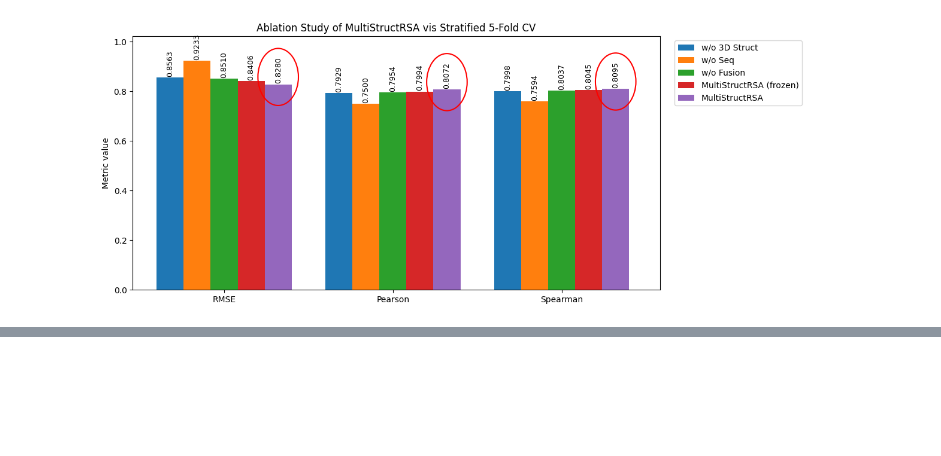
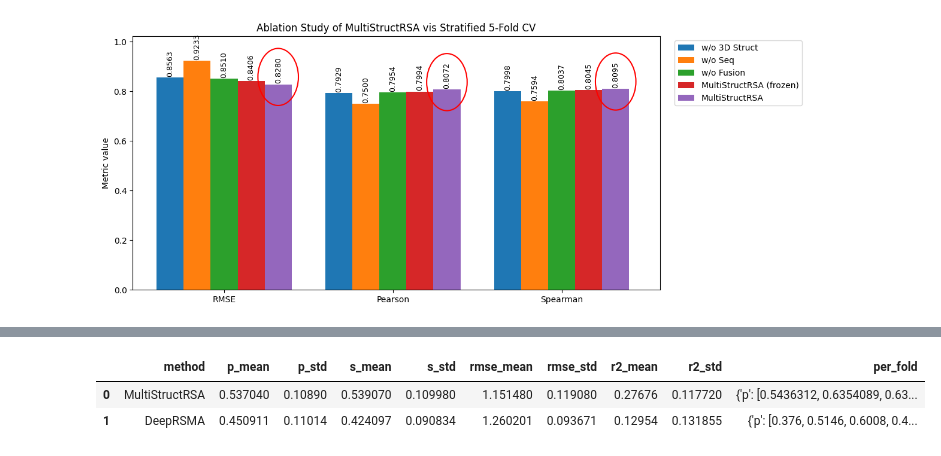
Before and after one commit to Gavision97/MultiStructRSA, a Jupyter notebook: notebooks/analyse_exp_res.ipynb, the cells around one changed output, grey strips where cells are left out. Cells and saved outputs as stored; diff of their text form; code cells hidden in the pictures; blank space fills up the shorter version.

```diff
--- a/notebooks/analyse_exp_res.ipynb
+++ b/notebooks/analyse_exp_res.ipynb
@@ -326,0 +404,31 @@ plt.show()
+# %%
+our_per_fold = our_method_best["per_fold"]
+
+if isinstance(our_per_fold, str):
+    our_per_fold = ast.literal_eval(our_per_fold)
+
+our_row = {
+    "method": "MultiStructRSA",
+    "p_mean": our_method_best["p_mean"],
+    "p_std": our_method_best["p_std"],
+    "s_mean": our_method_best["s_mean"],
+    "s_std": our_method_best["s_std"],
+    "rmse_mean": our_method_best["rmse_mean"],
+    "rmse_std": our_method_best["rmse_std"],
+    "r2_mean": our_method_best["r2_mean"],
+    "r2_std": our_method_best["r2_std"],
+    "per_fold": our_per_fold
+}
+
+deeprsma_row = {
+    "exp": "DeepRSMA",
+    **deep_rsma_mean_std_res,
+    "per_fold": deeprsma_res_per_fold
+}
+
+comparison_df = pd.DataFrame([our_row, deeprsma_row])
+comparison_df
+# %% [output]
+|  | method | p_mean | p_std | s_mean | s_std | rmse_mean | rmse_std | r2_mean | r2_std | per_fold |
+| 0 | MultiStructRSA | 0.537040 | 0.10890 | 0.539070 | 0.109980 | 1.151480 | 0.119080 | 0.27676 | 0.117720 | {'p': [0.5436312, 0.6354089, 0.63... |
+| 1 | DeepRSMA | 0.450911 | 0.11014 | 0.424097 | 0.090834 | 1.260201 | 0.093671 | 0.12954 | 0.131855 | {'p': [0.376, 0.5146, 0.6008, 0.4... |
```
Also changed, not shown: parts of 15 cells of this notebook, 5 other files.
